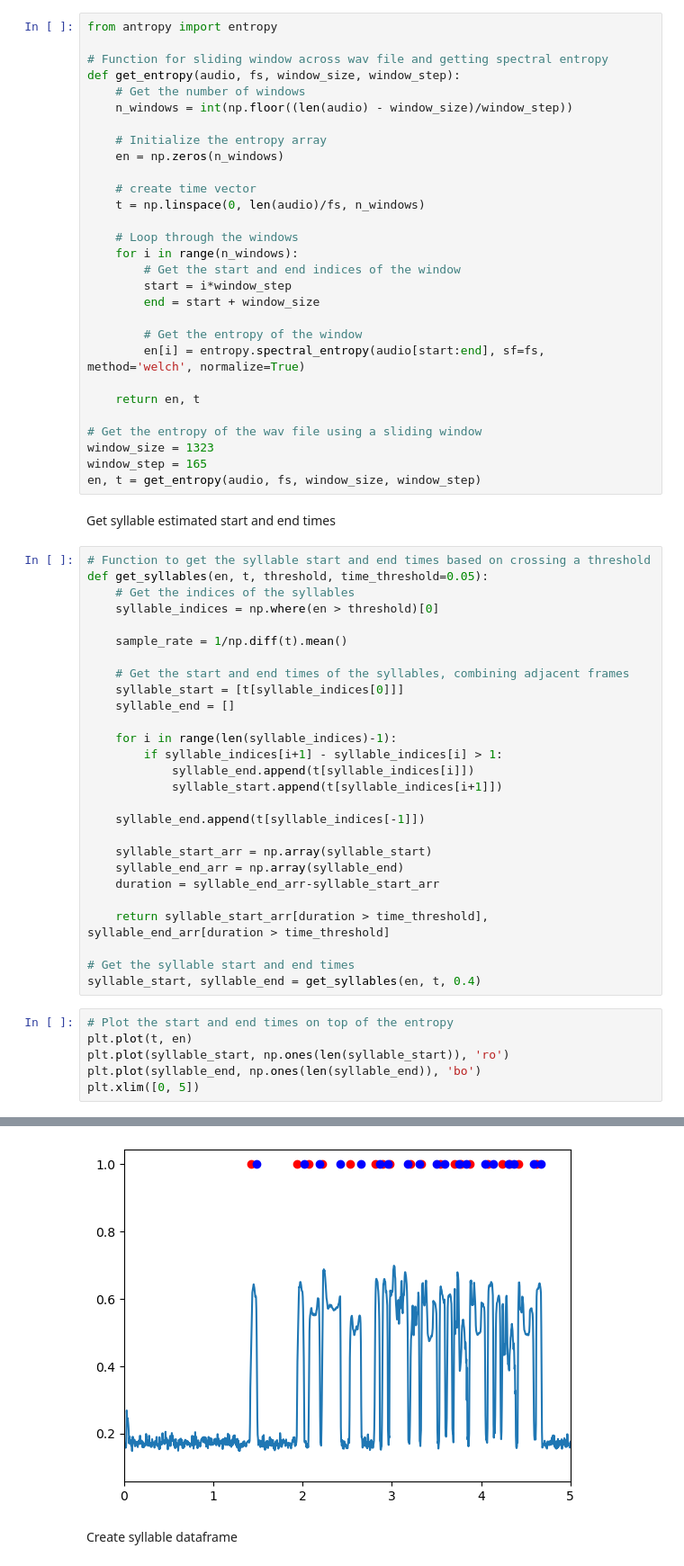
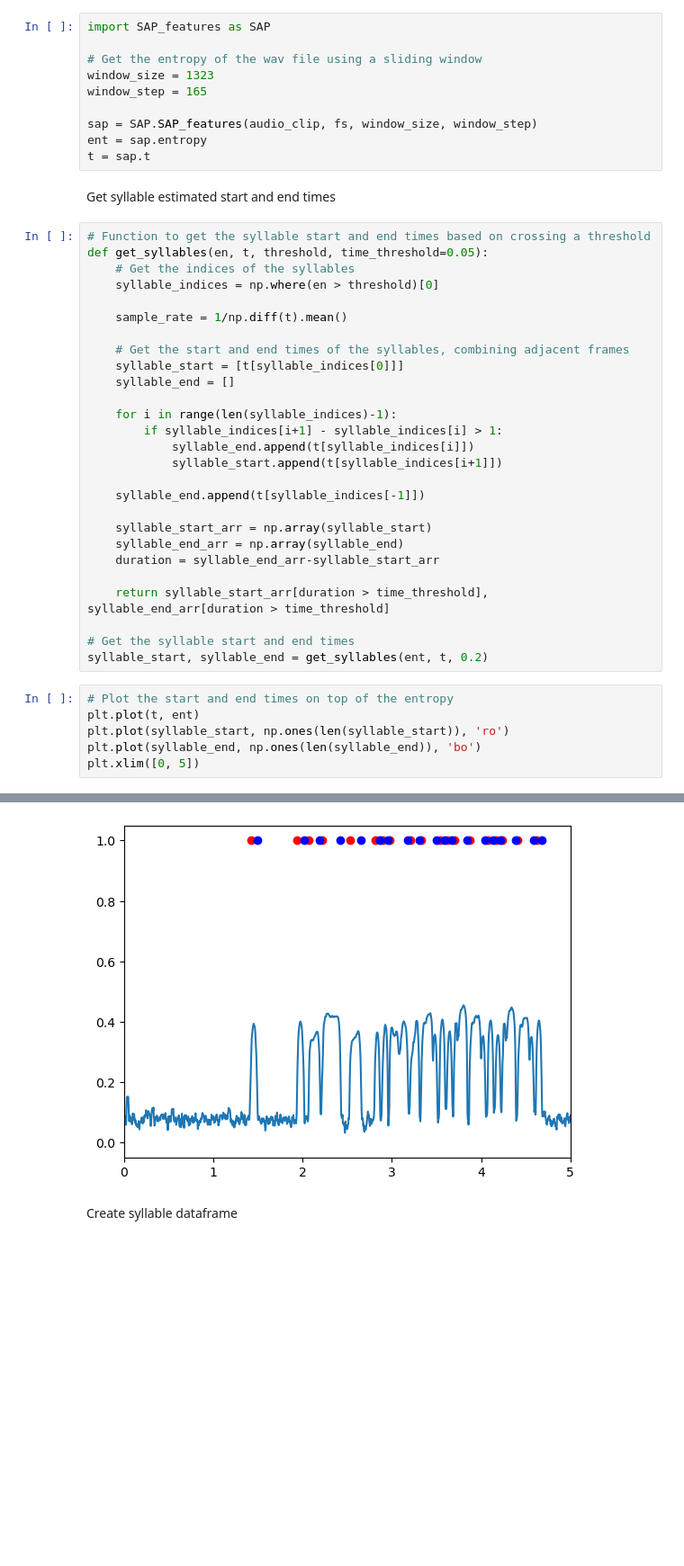
Before and after one commit to nriveira/birdsong, a Jupyter notebook: syllable_sorting.ipynb, the cells around one changed output, grey strips where cells are left out. Shown at 90% size. Cells and saved outputs as stored; diff of their text form; blank space fills up the shorter version.

```diff
--- a/syllable_sorting.ipynb
+++ b/syllable_sorting.ipynb
@@ -21,34 +24,15 @@ plt.plot(t_song[:fs*disp_t], audio[:fs*disp_t])
 # %% [markdown]
 Use spectral entropy to find start and end times
-# %%
-from antropy import entropy
-
-# Function for sliding window across wav file and getting spectral entropy
-def get_entropy(audio, fs, window_size, window_step):
-    # Get the number of windows
-    n_windows = int(np.floor((len(audio) - window_size)/window_step))
-
-    # Initialize the entropy array
-    en = np.zeros(n_windows)
-
-    # create time vector
-    t = np.linspace(0, len(audio)/fs, n_windows)
-
-    # Loop through the windows
-    for i in range(n_windows):
-        # Get the start and end indices of the window
-        start = i*window_step
-        end = start + window_size
-
-        # Get the entropy of the window
-        en[i] = entropy.spectral_entropy(audio[start:end], sf=fs, method='welch', normalize=True)
-
-    return en, t
-
-# Get the entropy of the wav file using a sliding window
-window_size = 1323
-window_step = 165
-en, t = get_entropy(audio, fs, window_size, window_step)
+# %%
+import SAP_features as SAP
+
+# Get the entropy of the wav file using a sliding window
+window_size = 1323
+window_step = 165
+
+sap = SAP.SAP_features(audio_clip, fs, window_size, window_step)
+ent = sap.entropy
+t = sap.t
 # %% [markdown]
 Get syllable estimated start and end times
 # %%
@@ -77,16 +61,16 @@ def get_syllables(en, t, threshold, time_threshold=0.05):
     return syllable_start_arr[duration > time_threshold], syllable_end_arr[duration > time_threshold]
 
 # Get the syllable start and end times
-syllable_start, syllable_end = get_syllables(en, t, 0.4)
+syllable_start, syllable_end = get_syllables(ent, t, 0.2)
 # %%
 # Plot the start and end times on top of the entropy
-plt.plot(t, en)
+plt.plot(t, ent)
 plt.plot(syllable_start, np.ones(len(syllable_start)), 'ro')
 plt.plot(syllable_end, np.ones(len(syllable_end)), 'bo')
 plt.xlim([0, 5])
 # %% [output]
 (0.0, 5.0)
-[figure, old version]
+[figure, new version]
 # %% [markdown]
 Create syllable dataframe
 # %%
```
Also changed, not shown: parts of 6 cells of this notebook, 9 other files.
